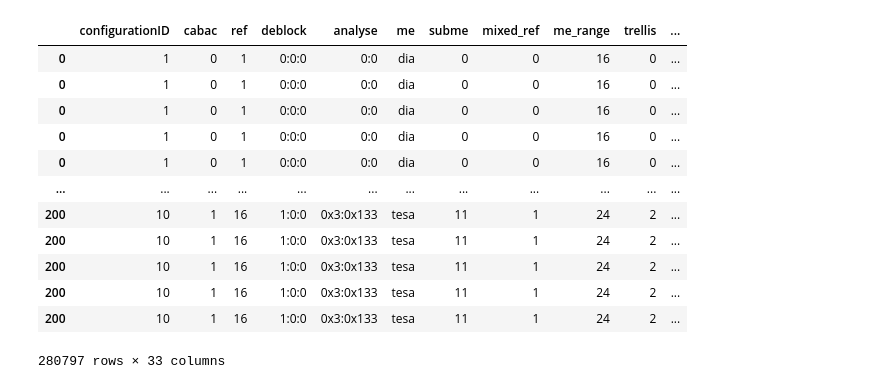
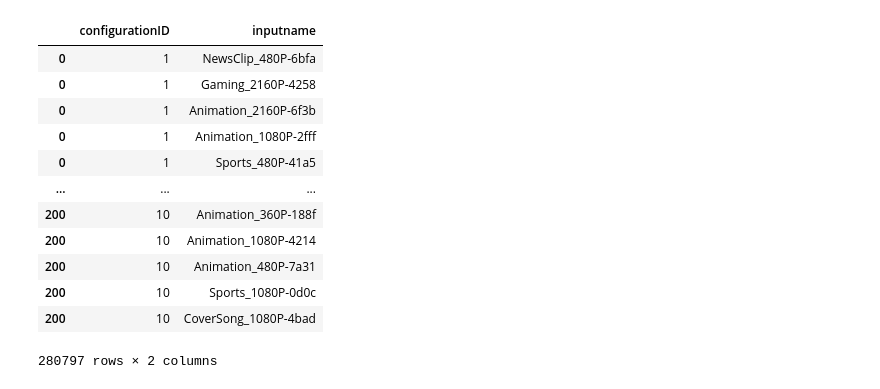
Before and after one commit to templep/RESIST_perf_clustering, a Jupyter notebook: script/dualcluster.ipynb, the cells around one changed output. Drawn from its saved outputs; the diff is of its cells as text; code cells hidden in the pictures.

Commit message:
WIP: Dual clustering

```diff
--- a/script/dualcluster.ipynb
+++ b/script/dualcluster.ipynb
@@ -5,6 +11,7 @@ import numpy as np
 # %%
 nb_meas = 8  # this is how many measures were taken (i.e. how many measurement columns are in the dataframe)
-perf_matrix, nb_data = load_all_csv("../data/res_ugc/", ext="csv")
-idx = compute_index(perf_matrix,nb_data)
+perf_matrix, nb_data = load_all_csv("../data/res_ugc/", ext="csv", with_names=True)
+idx = compute_index(perf_matrix, nb_data)
 data_per_cfg = sort_data(perf_matrix, idx, nb_data)
-measures = cluster.extract_feature(data=data_per_cfg,nb_meas=nb_meas)
+measures = cluster.extract_feature(data=data_per_cfg, nb_meas=nb_meas+1).iloc[:, :nb_meas]
+measure_names = list(measures.columns.values)
@@ -11,18 +60,18 @@ measures = cluster.extract_feature(data=data_per_cfg,nb_meas=nb_meas)
 # %%
 configurations = data_per_cfg.iloc[:,:-nb_meas].drop_duplicates()
 # %%
-data_per_cfg
+data_per_cfg[["configurationID", "inputname"]]
 # %% [output]
-|  | configurationID | cabac | ref | deblock | analyse | me | subme | mixed_ref | me_range | trellis | ... |
-| 0 | 1 | 0 | 1 | 0:0:0 | 0:0 | dia | 0 | 0 | 16 | 0 | ... |
-| 0 | 1 | 0 | 1 | 0:0:0 | 0:0 | dia | 0 | 0 | 16 | 0 | ... |
-| 0 | 1 | 0 | 1 | 0:0:0 | 0:0 | dia | 0 | 0 | 16 | 0 | ... |
-| 0 | 1 | 0 | 1 | 0:0:0 | 0:0 | dia | 0 | 0 | 16 | 0 | ... |
-| 0 | 1 | 0 | 1 | 0:0:0 | 0:0 | dia | 0 | 0 | 16 | 0 | ... |
-| ... | ... | ... | ... | ... | ... | ... | ... | ... | ... | ... | ... |
-| 200 | 10 | 1 | 16 | 1:0:0 | 0x3:0x133 | tesa | 11 | 1 | 24 | 2 | ... |
-| 200 | 10 | 1 | 16 | 1:0:0 | 0x3:0x133 | tesa | 11 | 1 | 24 | 2 | ... |
-| 200 | 10 | 1 | 16 | 1:0:0 | 0x3:0x133 | tesa | 11 | 1 | 24 | 2 | ... |
-| 200 | 10 | 1 | 16 | 1:0:0 | 0x3:0x133 | tesa | 11 | 1 | 24 | 2 | ... |
-| 200 | 10 | 1 | 16 | 1:0:0 | 0x3:0x133 | tesa | 11 | 1 | 24 | 2 | ... |
+|  | configurationID | inputname |
+| 0 | 1 | NewsClip_480P-6bfa |
+| 0 | 1 | Gaming_2160P-4258 |
+| 0 | 1 | Animation_2160P-6f3b |
+| 0 | 1 | Animation_1080P-2fff |
+| 0 | 1 | Sports_480P-41a5 |
+| ... | ... | ... |
+| 200 | 10 | Animation_360P-188f |
+| 200 | 10 | Animation_1080P-4214 |
+| 200 | 10 | Animation_480P-7a31 |
+| 200 | 10 | Sports_1080P-0d0c |
+| 200 | 10 | CoverSong_1080P-4bad |
-280797 rows × 33 columns
+280797 rows × 2 columns
```
Also changed, not shown: parts of 11 cells of this notebook, 1 other file.
